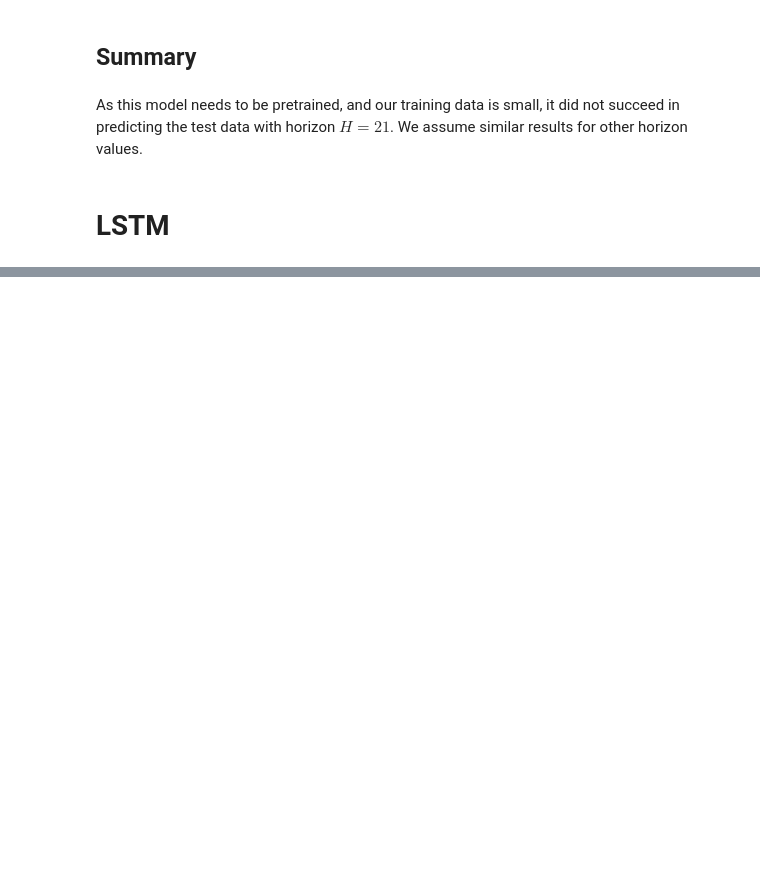
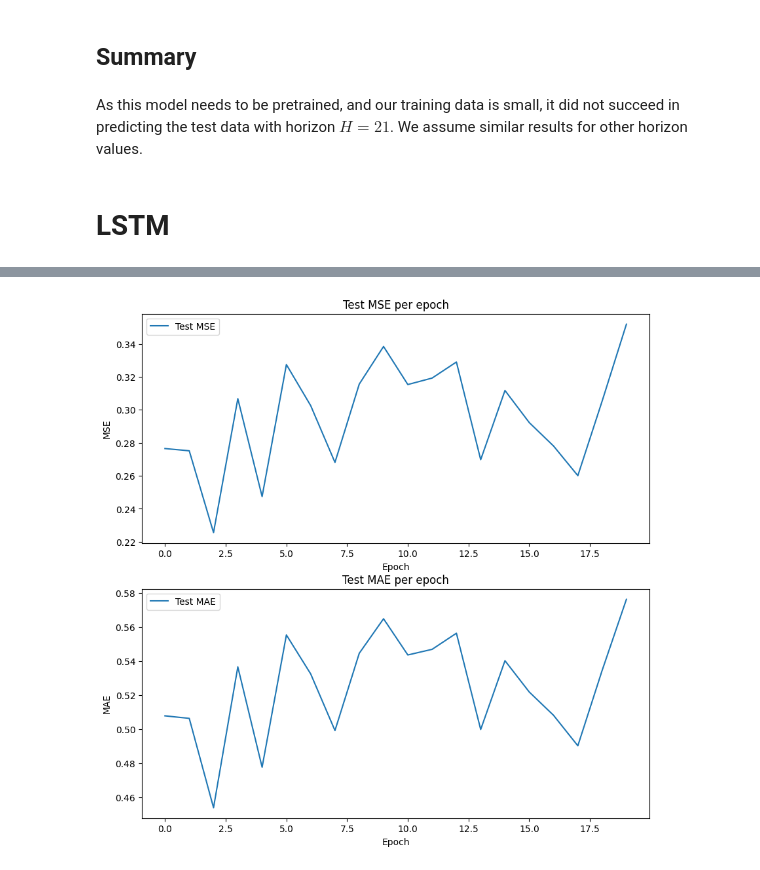
Before and after one commit to wr0om/FintechProject, a Jupyter notebook: Rom.ipynb, the cells around one changed output, grey strips where cells are left out. Saved outputs shown, nothing was run; the diff lists cells and outputs as text; code cells hidden in the pictures; blank space fills up the shorter version.

```diff
--- a/Rom.ipynb
+++ b/Rom.ipynb
@@ -255,3 +291,28 @@ plt.show()
 As this model needs to be pretrained, and our training data is small, it did not succeed in predicting the test data with horizon $H=21$. We assume similar results for other horizon values.
 # %% [markdown]
 # LSTM
+# %%
+class LSTMModel(nn.Module):
+    def __init__(self, input_size, hidden_size, num_layers, output_size, dropout=0.2):
+        super(LSTMModel, self).__init__()
+        self.hidden_size = hidden_size
+        self.num_layers = num_layers
+        self.fc1 = nn.Linear(input_size, hidden_size)
+        self.lstm = nn.LSTM(hidden_size, hidden_size, num_layers, batch_first=True, dropout=dropout)
+        self.fc2 = nn.Linear(hidden_size, output_size)
+        self.relu = nn.ReLU()
+
+    def forward(self, x):
+        h0 = torch.zeros(self.num_layers, x.size(0), self.hidden_size).to(x.device)
+        c0 = torch.zeros(self.num_layers, x.size(0), self.hidden_size).to(x.device)
+
+        # x is of shape (batch_size, input_size, seq_length) but LSTM expects (batch_size, seq_length, input_size)
+        x = x.permute(0, 2, 1)
+        x = self.relu(self.fc1(x))
+        out, _ = self.lstm(x, (h0, c0))
+        out = self.fc2(out[:, -1, :])
+
+        return out
+# %%
+num_features = len(train_df.columns) -1
+print(f"Number of features: {num_features}")
@@ -257,0 +380,18 @@ As this model needs to be pretrained, and our training data is small, it did not
+# %%
+# visualize the test MSE and MAE per epoch in 2 different plots, use axes
+fig, axes = plt.subplots(2, 1, figsize=(10, 10))
+axes[0].plot(test_mse_per_epoch, label='Test MSE')
+axes[0].set_xlabel('Epoch')
+axes[0].set_ylabel('MSE')
+axes[0].legend()
+axes[0].set_title('Test MSE per epoch')
+
+axes[1].plot(test_mae_per_epoch, label='Test MAE')
+axes[1].set_xlabel('Epoch')
+axes[1].set_ylabel('MAE')
+axes[1].legend()
+axes[1].set_title('Test MAE per epoch')
+
+plt.show()
+# %% [output]
+[figure, added]
```
Also changed, not shown: parts of 9 cells of this notebook.
